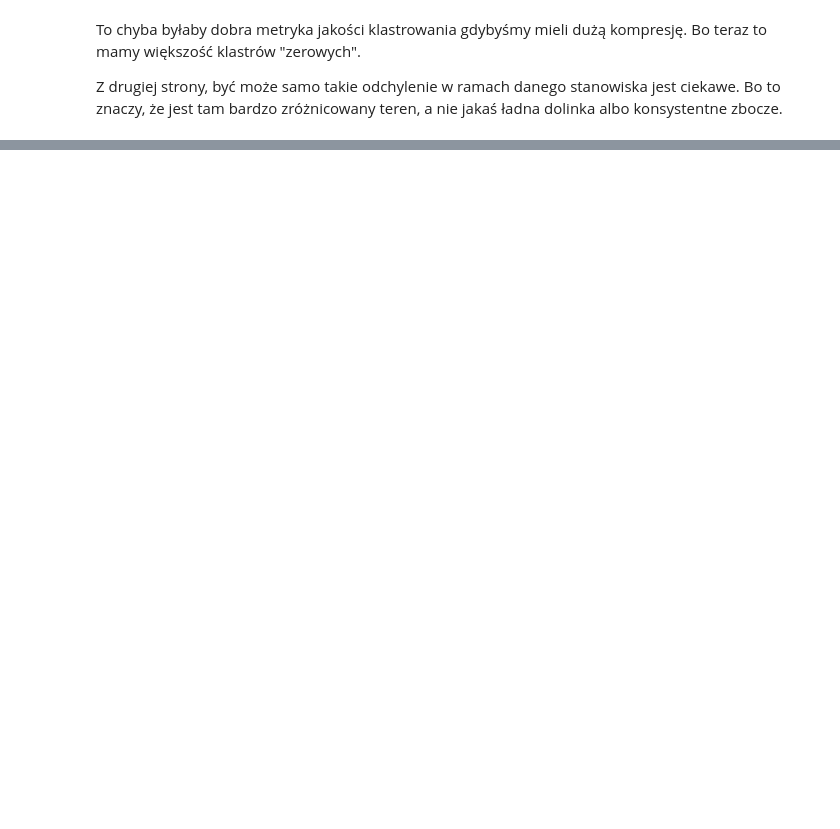
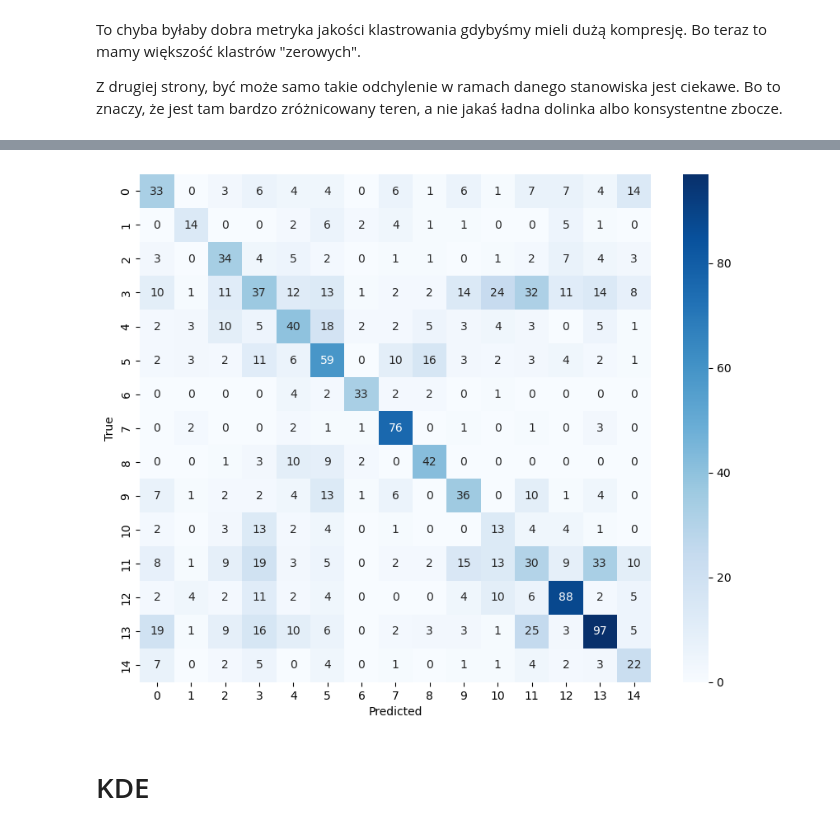
Before and after one commit to Kajsyr/Tatrzanskie-modelowanie, a Jupyter notebook: scratchbooks/scratch1.ipynb, the cells around one changed output, grey strips where cells are left out. Cells and saved outputs as stored; diff of their text form; code cells hidden in the pictures; blank space fills up the shorter version.

Commit message:
forest i kde

```diff
--- a/scratchbooks/scratch1.ipynb
+++ b/scratchbooks/scratch1.ipynb
@@ -224,0 +241,10 @@ Z drugiej strony, być może samo takie odchylenie w ramach danego stanowiska j
+# %%
+from sklearn.ensemble import RandomForestClassifier
+from sklearn.metrics import classification_report, confusion_matrix
+
+X_train, X_test, y_train, y_test = train_test_split(X_scaled, y, test_size=0.2, random_state=42)
+
+
+rf = RandomForestClassifier(n_estimators=100, random_state=42, class_weight="balanced")
+rf.fit(X_train, y_train)
+y_pred = rf.predict(X_test)
@@ -224,0 +272,11 @@ Z drugiej strony, być może samo takie odchylenie w ramach danego stanowiska j
+# %%
+cm = confusion_matrix(y_test, y_pred)
+plt.figure(figsize=(10,8))
+sns.heatmap(cm, annot=True, fmt='d', cmap='Blues')
+plt.xlabel('Predicted')
+plt.ylabel('True')
+plt.show()
+# %% [output]
+[figure, added]
+# %% [markdown]
+# KDE
```
Also changed, not shown: parts of 18 cells of this notebook.
